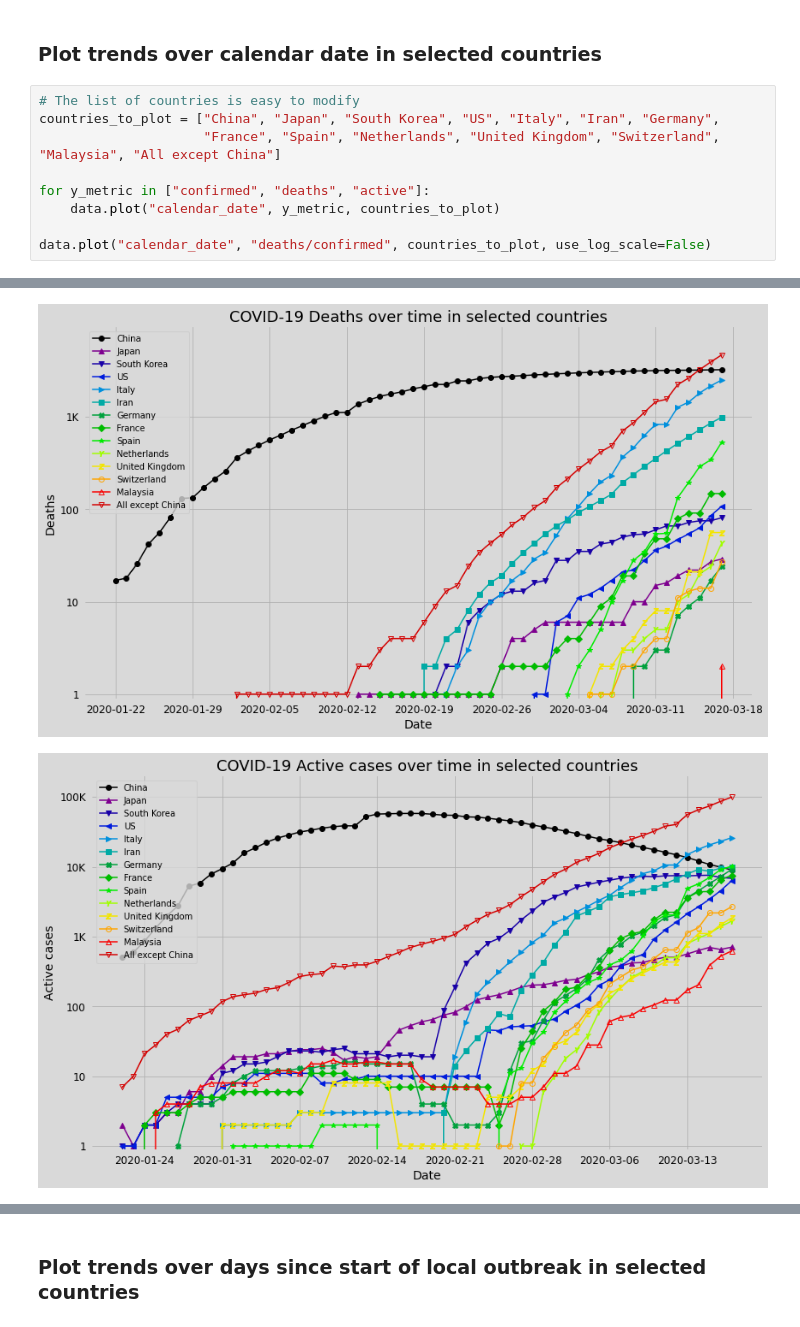
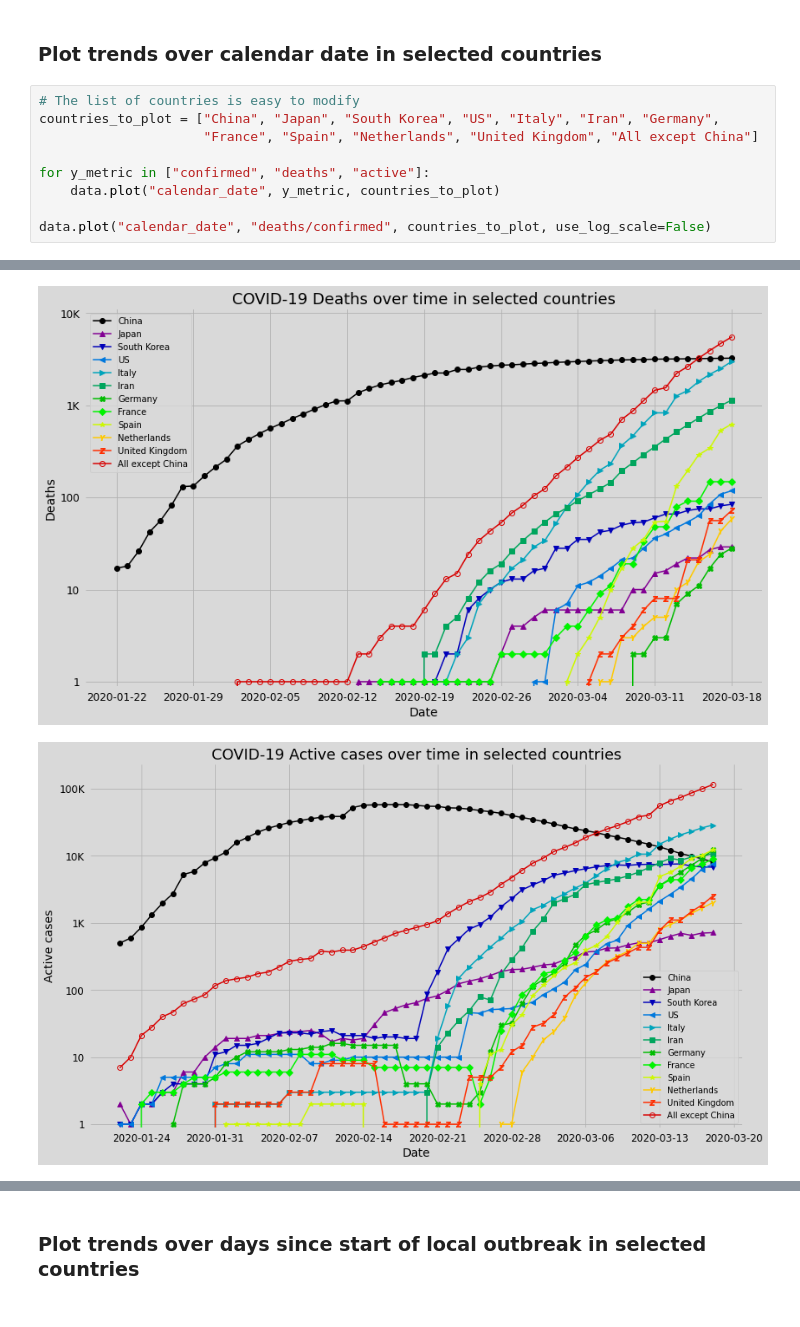
Before and after one commit to JeroenKools/covid19, a Jupyter notebook: COVID-19.ipynb, the cells around one changed output, grey strips where cells are left out. Cells and saved outputs as stored; diff of their text form.

```diff
--- a/COVID-19.ipynb
+++ b/COVID-19.ipynb
@@ -95,7 +105,7 @@ Venezuela            Vietnam              All except China
 # %%
 # The list of countries is easy to modify
 countries_to_plot = ["China", "Japan", "South Korea", "US", "Italy", "Iran", "Germany",
-                     "France", "Spain", "Netherlands", "United Kingdom", "Switzerland", "Malaysia", "All except China"]
+                     "France", "Spain", "Netherlands", "United Kingdom", "All except China"]
 
 for y_metric in ["confirmed", "deaths", "active"]:
     data.plot("calendar_date", y_metric, countries_to_plot)
@@ -106,2 +116,2 @@ data.plot("calendar_date", "deaths/confirmed", countries_to_plot, use_log_scale=
-[figure, old version]
+[figure, new version]
-[figure, old version]
+[figure, new version]
```
Also changed, not shown: parts of 16 cells of this notebook, 1 other file.
